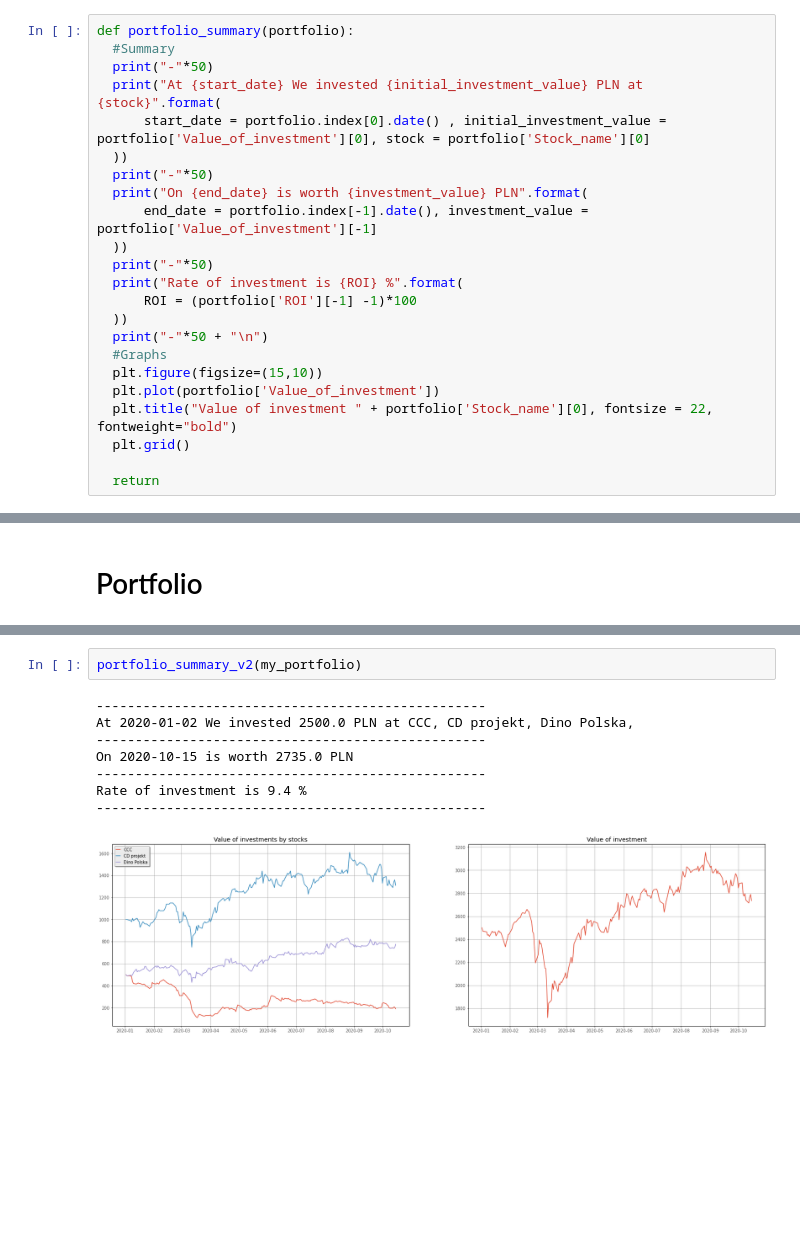
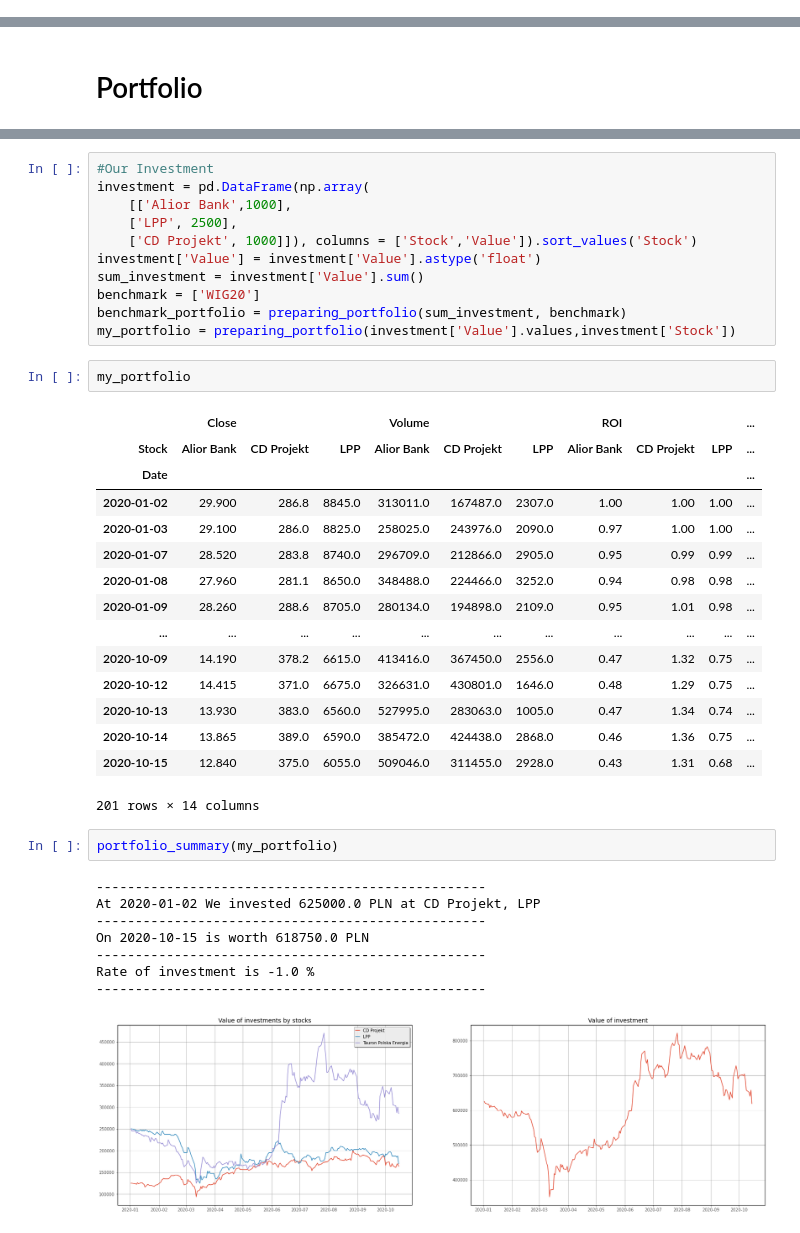
Before and after one commit to MazonSzymon/Project_COVID_portfolio, a Jupyter notebook: project_v1.ipynb, the cells around one changed output, grey strips where cells are left out. Saved outputs shown, nothing was run; the diff lists cells and outputs as text; blank space fills up the shorter version.

```diff
--- a/project_v1.ipynb
+++ b/project_v1.ipynb
@@ -158,23 +238,0 @@ def preparing_portfolio(total_investment, stock):
-# %%
-def portfolio_summary(portfolio):
-  #Summary
-  print("-"*50)
-  print("At {start_date} We invested {initial_investment_value} PLN at {stock}".format(
-      start_date = portfolio.index[0].date() , initial_investment_value = portfolio['Value_of_investment'][0], stock = portfolio['Stock_name'][0]
-  ))
-  print("-"*50)
-  print("On {end_date} is worth {investment_value} PLN".format(
-      end_date = portfolio.index[-1].date(), investment_value = portfolio['Value_of_investment'][-1]
-  ))
-  print("-"*50)
-  print("Rate of investment is {ROI} %".format(
-      ROI = (portfolio['ROI'][-1] -1)*100
-  ))
-  print("-"*50 + "\n")
-  #Graphs
-  plt.figure(figsize=(15,10))
-  plt.plot(portfolio['Value_of_investment'])
-  plt.title("Value of investment " + portfolio['Stock_name'][0], fontsize = 22, fontweight="bold")
-  plt.grid()
-
-  return
@@ -330,11 +286,40 @@ my_portfolio = preparing_portfolio_v2(investments,my_stocks)
+# %%
+#Our Investment
+investment = pd.DataFrame(np.array(
+    [['Alior Bank',1000],
+    ['LPP', 2500],
+    ['CD Projekt', 1000]]), columns = ['Stock','Value']).sort_values('Stock')
+investment['Value'] = investment['Value'].astype('float')
+sum_investment = investment['Value'].sum()
+benchmark = ['WIG20']
+benchmark_portfolio = preparing_portfolio(sum_investment, benchmark)
+my_portfolio = preparing_portfolio(investment['Value'].values,investment['Stock'])
+# %%
+my_portfolio
+# %% [output]
+|  | Close |  |  | Volume |  |  | ROI |  |  | ... |
+| Stock | Alior Bank | CD Projekt | LPP | Alior Bank | CD Projekt | LPP | Alior Bank | CD Projekt | LPP | ... |
+| Date |  |  |  |  |  |  |  |  |  | ... |
+| 2020-01-02 | 29.900 | 286.8 | 8845.0 | 313011.0 | 167487.0 | 2307.0 | 1.00 | 1.00 | 1.00 | ... |
+| 2020-01-03 | 29.100 | 286.0 | 8825.0 | 258025.0 | 243976.0 | 2090.0 | 0.97 | 1.00 | 1.00 | ... |
+| 2020-01-07 | 28.520 | 283.8 | 8740.0 | 296709.0 | 212866.0 | 2905.0 | 0.95 | 0.99 | 0.99 | ... |
+| 2020-01-08 | 27.960 | 281.1 | 8650.0 | 348488.0 | 224466.0 | 3252.0 | 0.94 | 0.98 | 0.98 | ... |
+| 2020-01-09 | 28.260 | 288.6 | 8705.0 | 280134.0 | 194898.0 | 2109.0 | 0.95 | 1.01 | 0.98 | ... |
+| ... | ... | ... | ... | ... | ... | ... | ... | ... | ... | ... |
+| 2020-10-09 | 14.190 | 378.2 | 6615.0 | 413416.0 | 367450.0 | 2556.0 | 0.47 | 1.32 | 0.75 | ... |
+| 2020-10-12 | 14.415 | 371.0 | 6675.0 | 326631.0 | 430801.0 | 1646.0 | 0.48 | 1.29 | 0.75 | ... |
+| 2020-10-13 | 13.930 | 383.0 | 6560.0 | 527995.0 | 283063.0 | 1005.0 | 0.47 | 1.34 | 0.74 | ... |
+| 2020-10-14 | 13.865 | 389.0 | 6590.0 | 385472.0 | 424438.0 | 2868.0 | 0.46 | 1.36 | 0.75 | ... |
+| 2020-10-15 | 12.840 | 375.0 | 6055.0 | 509046.0 | 311455.0 | 2928.0 | 0.43 | 1.31 | 0.68 | ... |
+201 rows × 14 columns
 # %%
-portfolio_summary_v2(my_portfolio)
+portfolio_summary(my_portfolio)
 # %% [output]
 --------------------------------------------------
-At 2020-01-02 We invested 2500.0 PLN at CCC, CD projekt, Dino Polska,
+At 2020-01-02 We invested 625000.0 PLN at CD Projekt, LPP
 --------------------------------------------------
-On 2020-10-15 is worth 2735.0 PLN
+On 2020-10-15 is worth 618750.0 PLN
 --------------------------------------------------
-Rate of investment is 9.4 %
+Rate of investment is -1.0 %
 --------------------------------------------------
-[figure, old version]
+[figure, new version]
```
Also changed, not shown: parts of 27 cells of this notebook.
